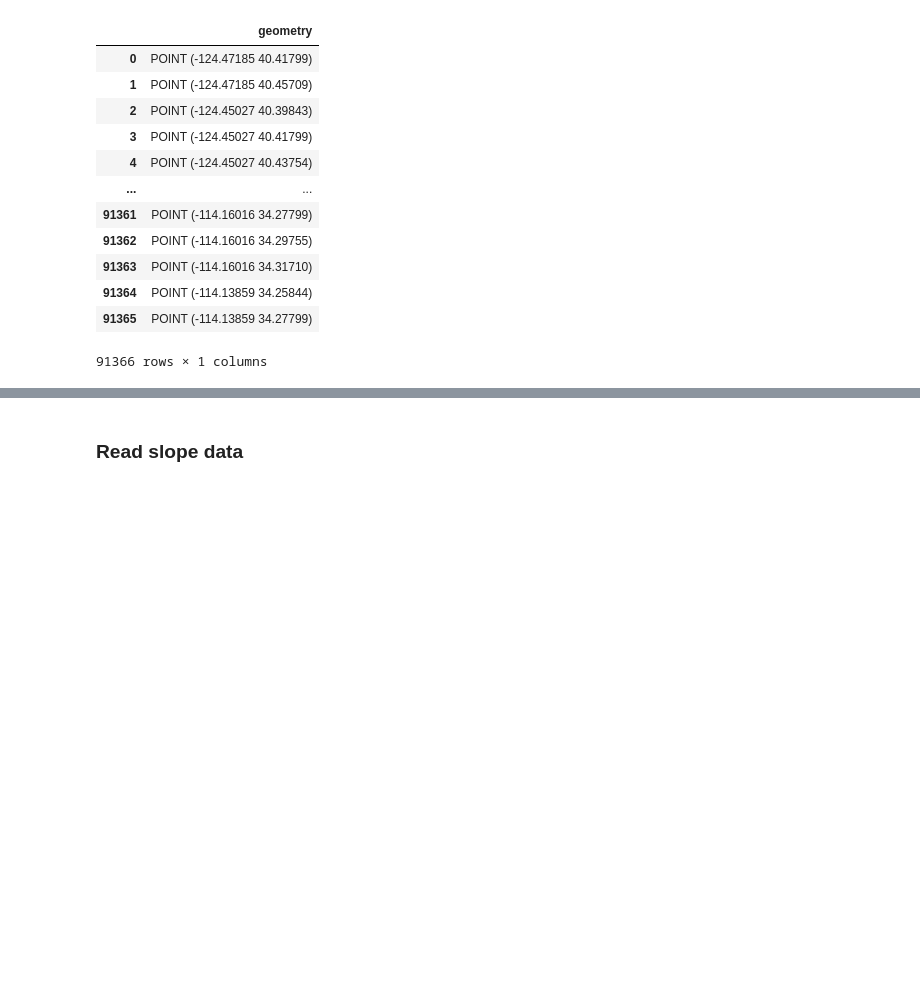
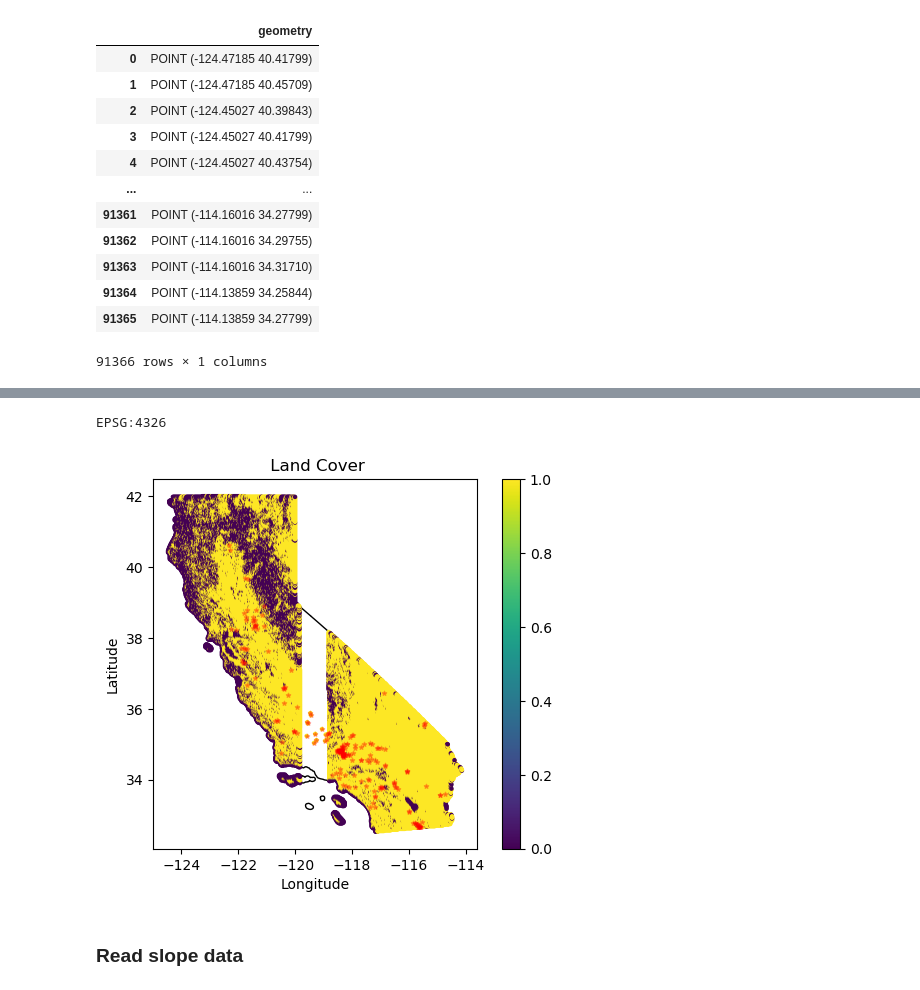
Before and after one commit to hrhampapura/SolarFarmPrediction, a Jupyter notebook: data_code/slope_ca.ipynb, the cells around one changed output, grey strips where cells are left out. Saved outputs shown, nothing was run; the diff lists cells and outputs as text; code cells hidden in the pictures; blank space fills up the shorter version.

Commit message:
Check land cover data

```diff
--- a/data_code/slope_ca.ipynb
+++ b/data_code/slope_ca.ipynb
@@ -74,3 +90,31 @@ ca_gdf
+# %%
+# Load the California shapefile
+ca_shapfile_path = data_path+ 'ca_state_boundary/CA_State_TIGER2016.shp'
+ca_shape         = gpd.read_file(ca_shapfile_path)
+ca_shape         = ca_shape.to_crs("EPSG:4326")
+print(ca_shape.crs)
+
+#Get a geodataframe from CA grid and plot it to check:
+ca_grid_gdf = gpd.GeoDataFrame(ca_grid, geometry=gpd.points_from_xy(ca_grid.Longitude, ca_grid.Latitude),crs='EPSG:4326')
+
+
+fig, ax = plt.subplots()
+# Plot the California shapefile as the base
+ca_shape.plot(ax=ax,color='white', edgecolor='black')
+
+# Plot the slope data
+ca_grid_gdf.plot(ax=plt.gca(), column='land_cover', legend=True, markersize=5, cmap='viridis')
+
+#Plot slar farm locations
+ca_grid_gdf[ca_grid_gdf['Solar_farm_present']==1.0].plot(ax=ax, color='red', markersize=10, marker='*', label='solar_farms',alpha=0.3)
+
+plt.title(' Land Cover')
+plt.xlabel('Longitude')
+plt.ylabel('Latitude')
+plt.show()
+# %% [output]
+EPSG:4326
+[figure, added]
 # %% [markdown]
 ### Read slope data
 # %%
```
Also changed, not shown: parts of 2 cells of this notebook.
